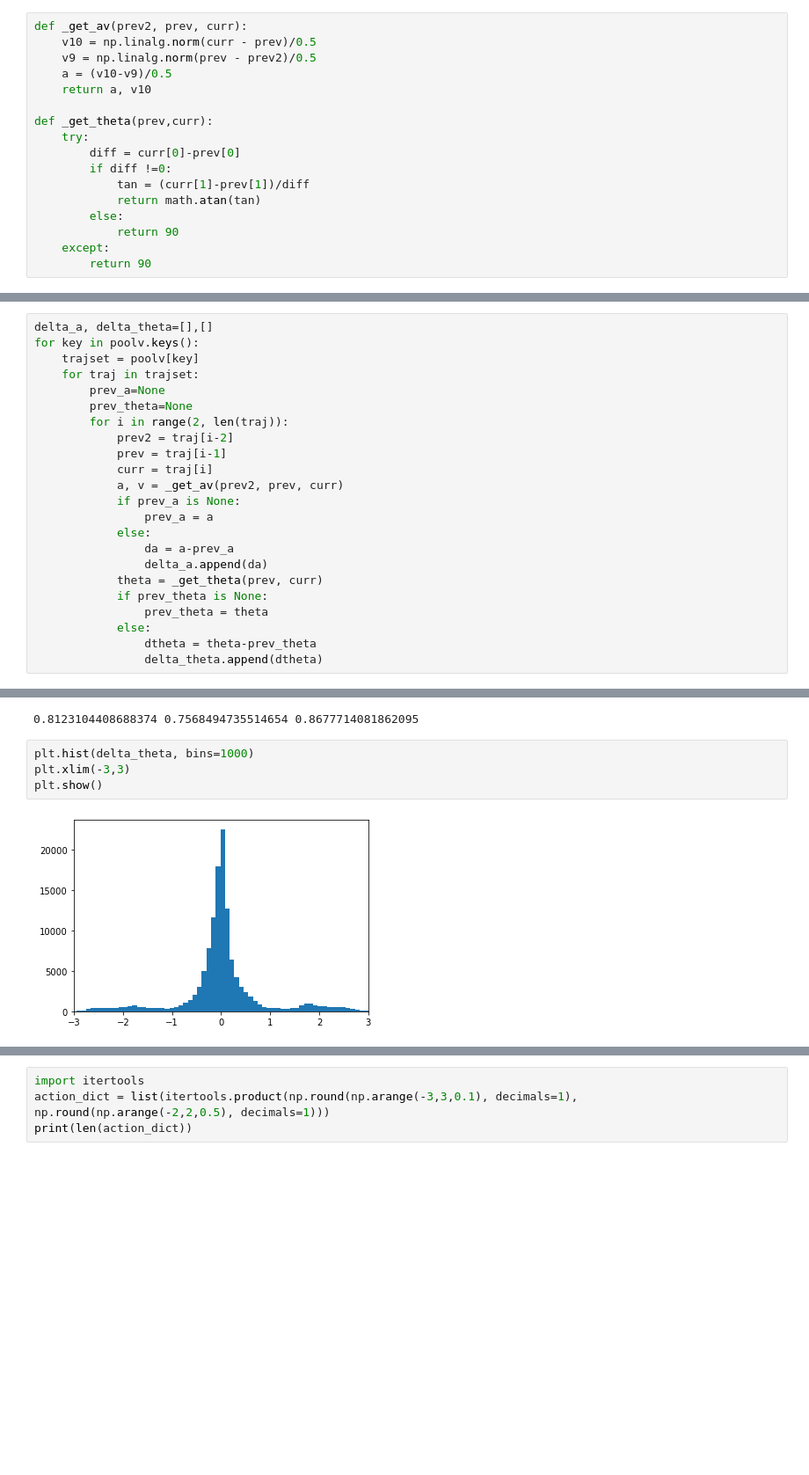
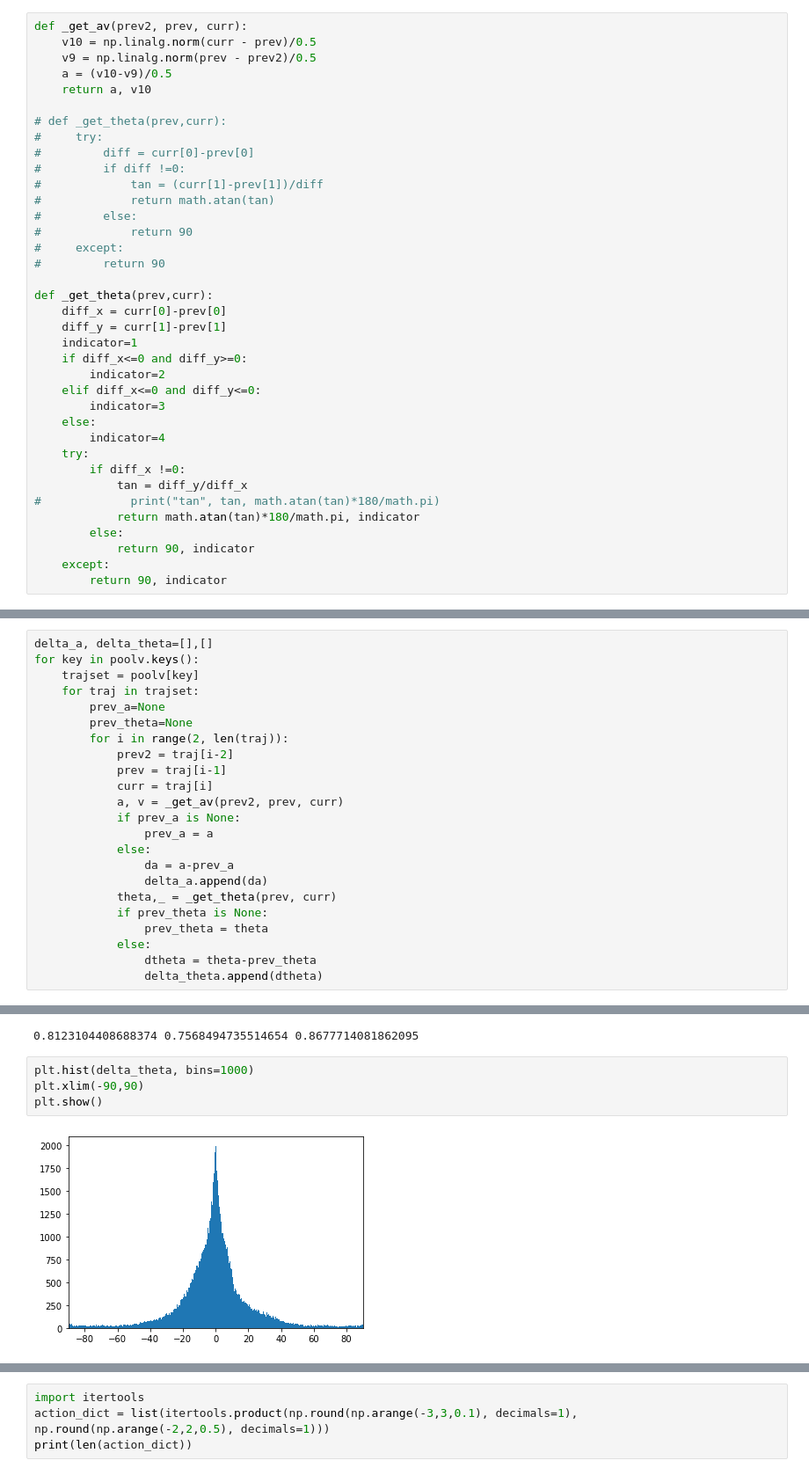
Before and after one commit to shuruiz/planning, a Jupyter notebook: get_acceleration_heading_distribution.ipynb, the cells around one changed output, grey strips where cells are left out. Shown: that part at 88% size. Drawn from its saved outputs; the diff is of its cells as text; blank space fills up the shorter version.

```diff
--- a/get_acceleration_heading_distribution.ipynb
+++ b/get_acceleration_heading_distribution.ipynb
@@ -32,16 +32,36 @@ def _get_av(prev2, prev, curr):
     a = (v10-v9)/0.5
     return a, v10
 
+# def _get_theta(prev,curr):
+#     try:
+#         diff = curr[0]-prev[0]
+#         if diff !=0:
+#             tan = (curr[1]-prev[1])/diff
+#             return math.atan(tan)
+#         else:
+#             return 90
+#     except:
+#         return 90
+
 def _get_theta(prev,curr):
+    diff_x = curr[0]-prev[0]
+    diff_y = curr[1]-prev[1]
+    indicator=1
+    if diff_x<=0 and diff_y>=0:
+        indicator=2
+    elif diff_x<=0 and diff_y<=0:
+        indicator=3
+    else:
+        indicator=4
     try:
-        diff = curr[0]-prev[0]
-        if diff !=0:
-            tan = (curr[1]-prev[1])/diff
-            return math.atan(tan)
+        if diff_x !=0:
+            tan = diff_y/diff_x
+#             print("tan", tan, math.atan(tan)*180/math.pi)
+            return math.atan(tan)*180/math.pi, indicator
         else:
-            return 90
+            return 90, indicator
     except:
-        return 90
+        return 90, indicator
 # %%
 for key in poolv.keys():
     trajset = poolv[key]
@@ -67,7 +87,7 @@ for key in poolv.keys():
             else:
                 da = a-prev_a
                 delta_a.append(da)
-            theta = _get_theta(prev, curr)
+            theta,_ = _get_theta(prev, curr)
             if prev_theta is None:
                 prev_theta = theta
             else:
@@ -101,10 +121,10 @@ print(a, b,c)
 0.8123104408688374 0.7568494735514654 0.8677714081862095
 # %%
 plt.hist(delta_theta, bins=1000)
-plt.xlim(-3,3)
+plt.xlim(-90,90)
 plt.show()
 # %% [output]
-[figure, old version]
+[figure, new version]
 # %%
 a,b,c = mean_confidence_interval(delta_theta, 0.999999999)
 print(a, b,c)
```
Also changed, not shown: parts of 9 cells of this notebook.
